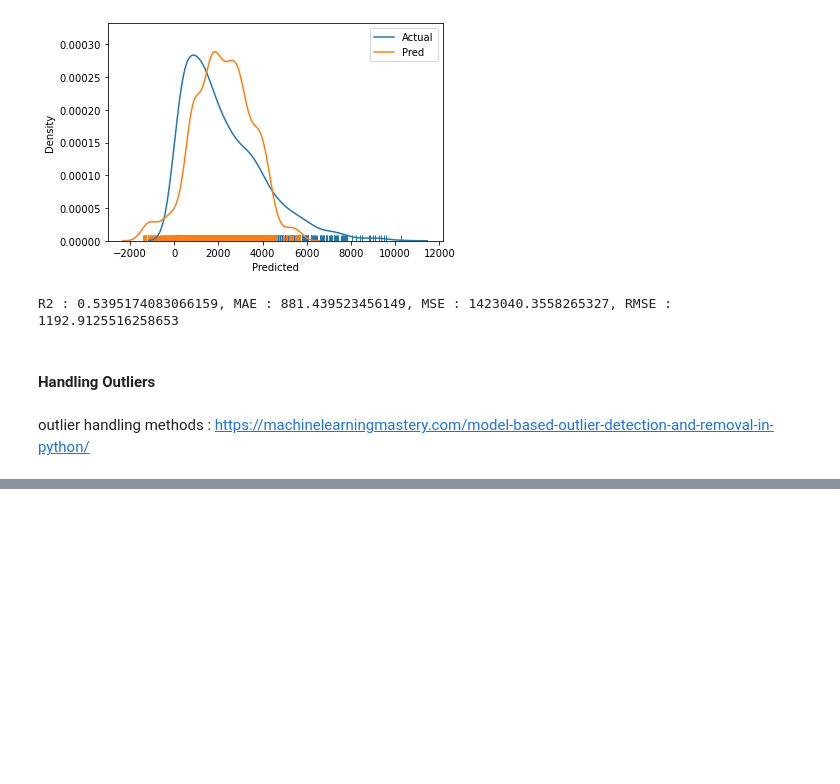
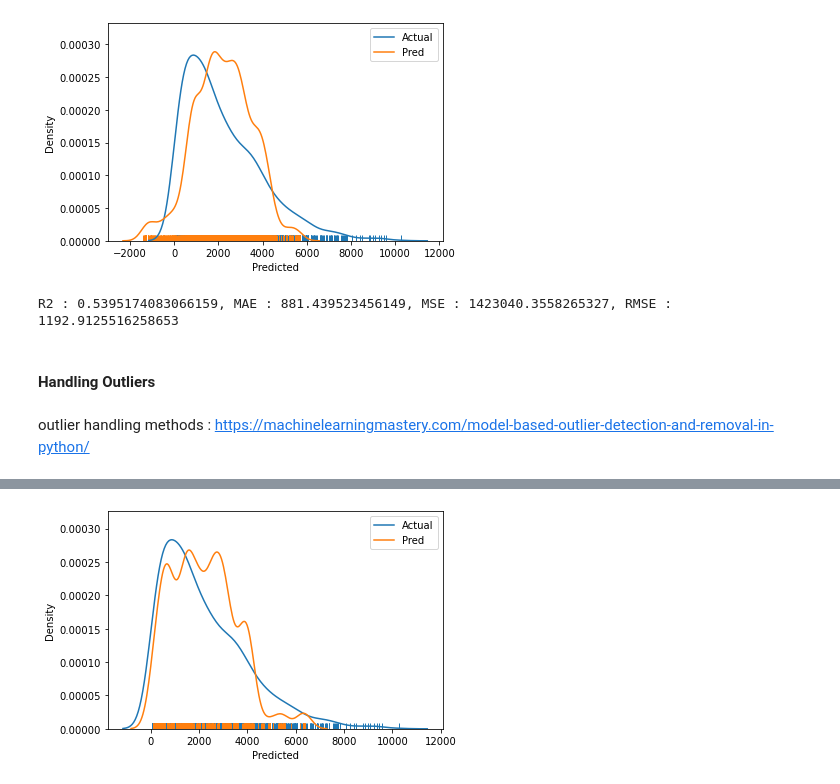
Before and after one commit to kanishkaRandunu/BigMart-Sales-Prediction, a Jupyter notebook: BigMart Sales Prediction model development.ipynb, the cells around one changed output, grey strips where cells are left out. Cells and saved outputs as stored; diff of their text form; code cells hidden in the pictures; blank space fills up the shorter version.

```diff
--- a/BigMart Sales Prediction model development.ipynb
+++ b/BigMart Sales Prediction model development.ipynb
@@ -155,0 +210,2 @@ train_copy
+# %%
+y_pred = rf.predict(X_val)
@@ -155,0 +225,9 @@ train_copy
+# %%
+df = pd.DataFrame({'Actual': y_val, 'Predicted': y_pred})
+
+sns.distplot(df['Actual'], hist=False, rug=True, label = 'Actual')
+sns.distplot(df['Predicted'], hist=False, rug=True, label = 'Pred')
+plt.legend()
+plt.show()
+# %% [output]
+[figure, added]
```
Also changed, not shown: parts of 26 cells of this notebook.
